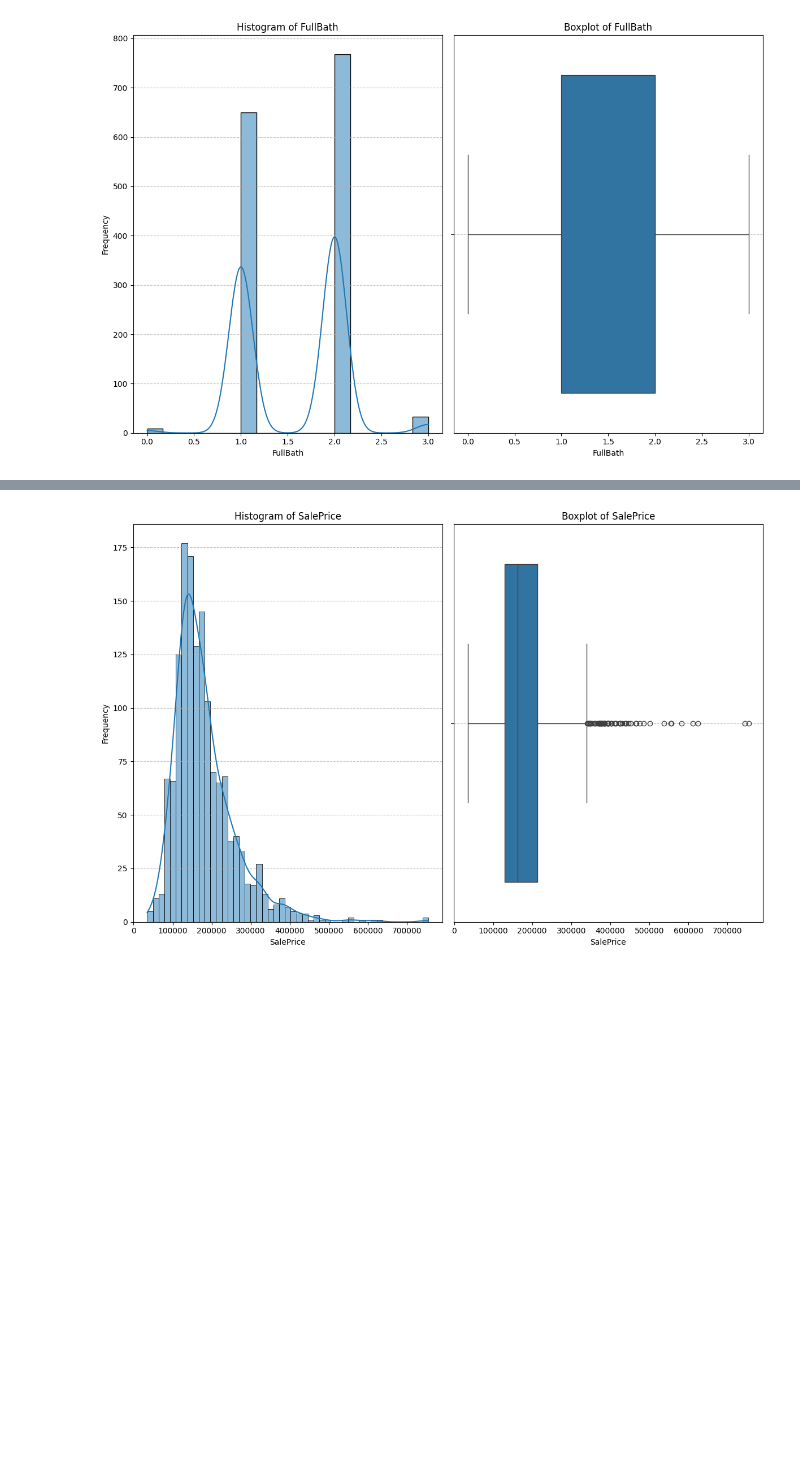
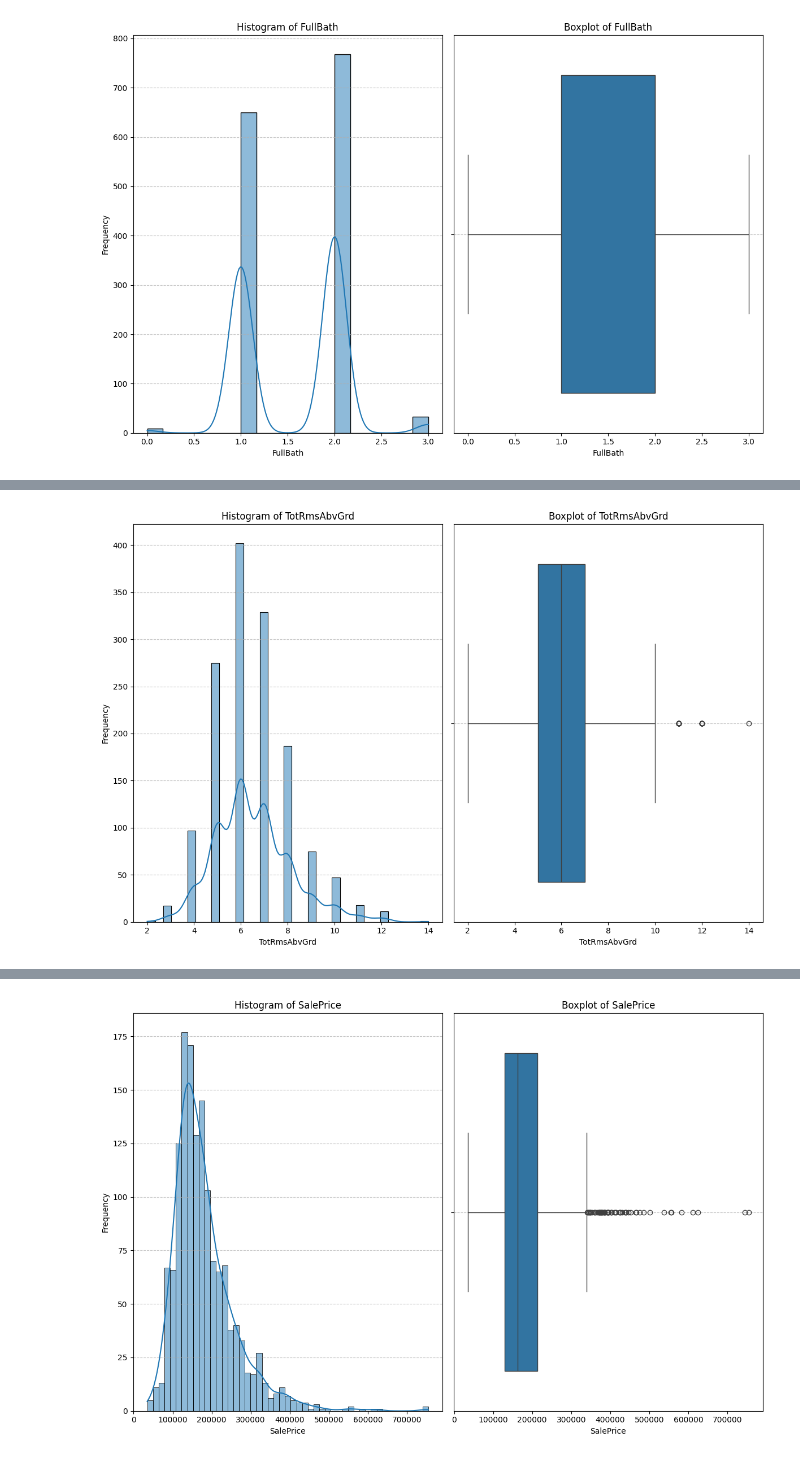
Before and after one commit to ktxdev/house-prices, a Jupyter notebook: analysis/EDA.ipynb, the cells around one changed output, grey strips where cells are left out. Cells and saved outputs as stored; diff of their text form; code cells hidden in the pictures; blank space fills up the shorter version.

```diff
--- a/analysis/EDA.ipynb
+++ b/analysis/EDA.ipynb
@@ -450,0 +480,4 @@ memory usage: 924.0+ KB
+# %%
+univariate_analyzer.analyze(df, 'TotRmsAbvGrd')
+# %% [output]
+[figure, added]
```
Also changed, not shown: parts of 37 cells of this notebook.
